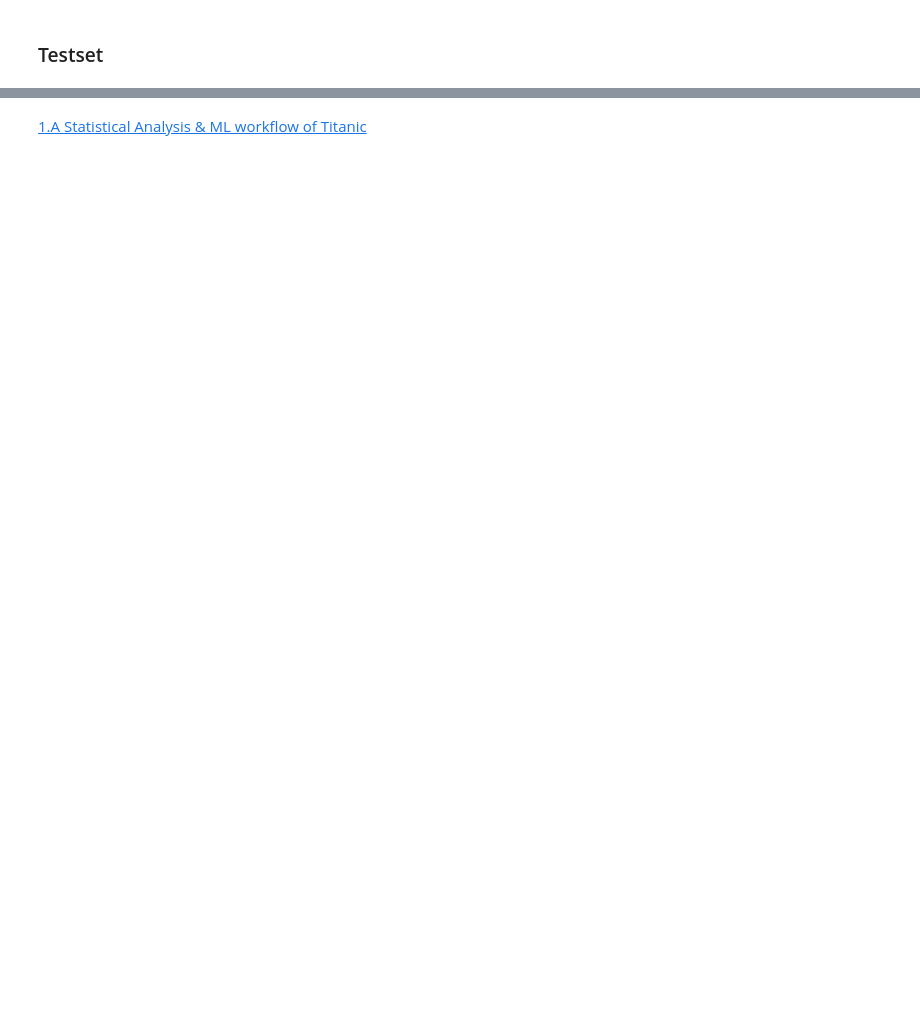
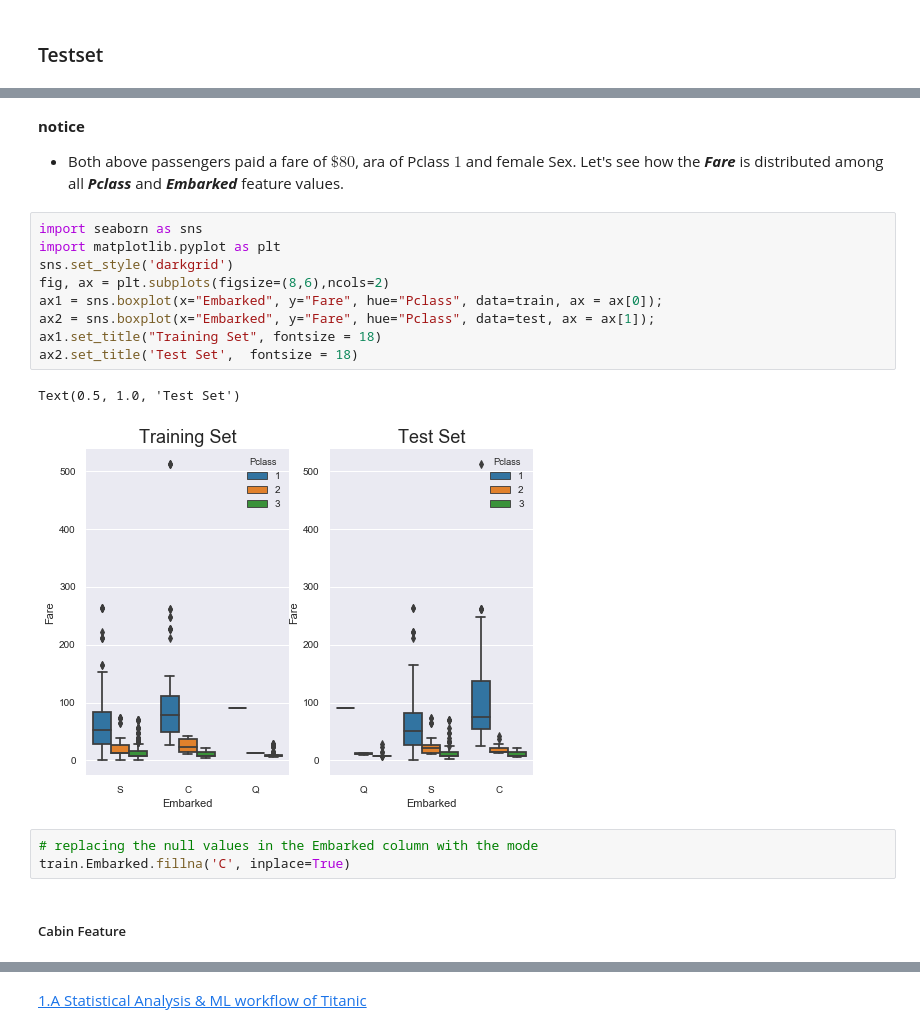
Before and after one commit to thinksee/Learning-Recsys-with-python, a Jupyter notebook: L2/action.ipynb, the cells around one changed output, grey strips where cells are left out. Saved outputs shown, nothing was run; the diff lists cells and outputs as text; blank space fills up the shorter version.

```diff
--- a/L2/action.ipynb
+++ b/L2/action.ipynb
@@ -283,0 +424,20 @@ test.sample()
+# %% [markdown]
+**notice**
+- Both above passengers paid a fare of $\$80$, ara of Pclass $1$ and female Sex. Let's see how the ***Fare*** is distributed among all ***Pclass*** and ***Embarked*** feature values.
+# %%
+import seaborn as sns
+import matplotlib.pyplot as plt
+sns.set_style('darkgrid')
+fig, ax = plt.subplots(figsize=(8,6),ncols=2)
+ax1 = sns.boxplot(x="Embarked", y="Fare", hue="Pclass", data=train, ax = ax[0]);
+ax2 = sns.boxplot(x="Embarked", y="Fare", hue="Pclass", data=test, ax = ax[1]);
+ax1.set_title("Training Set", fontsize = 18)
+ax2.set_title('Test Set',  fontsize = 18)
+# %% [output]
+Text(0.5, 1.0, 'Test Set')
+[figure, added]
+# %%
+# replacing the null values in the Embarked column with the mode
+train.Embarked.fillna('C', inplace=True)
+# %% [markdown]
+##### Cabin Feature
```
Also changed, not shown: parts of 51 cells of this notebook, 7 other files.
